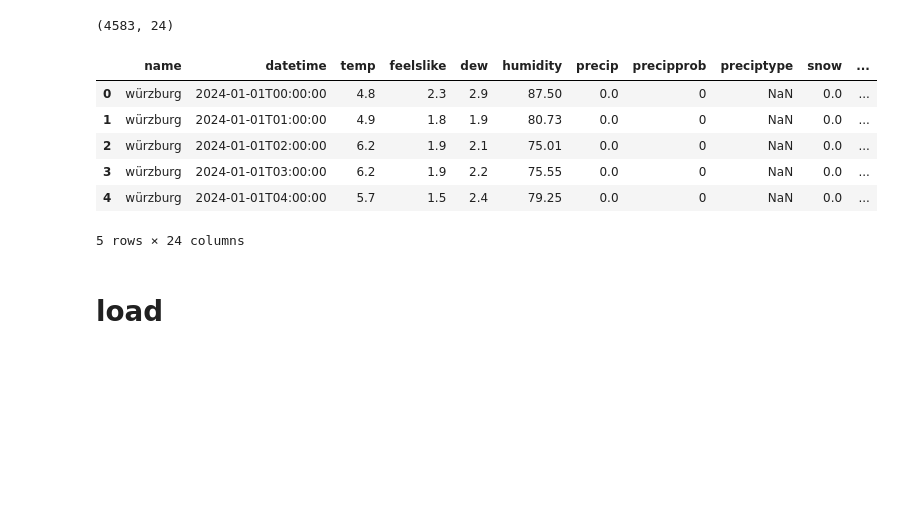
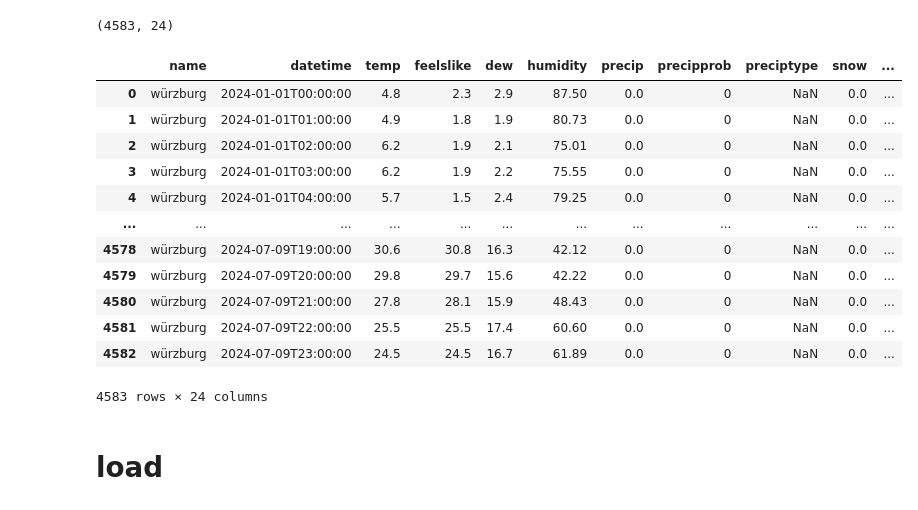
Before and after one commit to Katja19/EAI-SS24-finalProject, a Jupyter notebook: weater_into_db.ipynb, the cells around one changed output. Saved outputs shown, nothing was run; the diff lists cells and outputs as text; code cells hidden in the pictures; blank space fills up the shorter version.

```diff
--- a/weater_into_db.ipynb
+++ b/weater_into_db.ipynb
@@ -1,19 +1,25 @@
 # %%
 # load weater csv
 import pandas as pd
 
 weather_df = pd.read_csv('wuerzburg_weather.csv')
 print(weather_df.shape)
-weather_df.head()
+weather_df
 # %% [output]
 (4583, 24)
 |  | name | datetime | temp | feelslike | dew | humidity | precip | precipprob | preciptype | snow | ... |
 | 0 | würzburg | 2024-01-01T00:00:00 | 4.8 | 2.3 | 2.9 | 87.50 | 0.0 | 0 | NaN | 0.0 | ... |
 | 1 | würzburg | 2024-01-01T01:00:00 | 4.9 | 1.8 | 1.9 | 80.73 | 0.0 | 0 | NaN | 0.0 | ... |
 | 2 | würzburg | 2024-01-01T02:00:00 | 6.2 | 1.9 | 2.1 | 75.01 | 0.0 | 0 | NaN | 0.0 | ... |
 | 3 | würzburg | 2024-01-01T03:00:00 | 6.2 | 1.9 | 2.2 | 75.55 | 0.0 | 0 | NaN | 0.0 | ... |
 | 4 | würzburg | 2024-01-01T04:00:00 | 5.7 | 1.5 | 2.4 | 79.25 | 0.0 | 0 | NaN | 0.0 | ... |
+| ... | ... | ... | ... | ... | ... | ... | ... | ... | ... | ... | ... |
+| 4578 | würzburg | 2024-07-09T19:00:00 | 30.6 | 30.8 | 16.3 | 42.12 | 0.0 | 0 | NaN | 0.0 | ... |
+| 4579 | würzburg | 2024-07-09T20:00:00 | 29.8 | 29.7 | 15.6 | 42.22 | 0.0 | 0 | NaN | 0.0 | ... |
+| 4580 | würzburg | 2024-07-09T21:00:00 | 27.8 | 28.1 | 15.9 | 48.43 | 0.0 | 0 | NaN | 0.0 | ... |
+| 4581 | würzburg | 2024-07-09T22:00:00 | 25.5 | 25.5 | 17.4 | 60.60 | 0.0 | 0 | NaN | 0.0 | ... |
+| 4582 | würzburg | 2024-07-09T23:00:00 | 24.5 | 24.5 | 16.7 | 61.89 | 0.0 | 0 | NaN | 0.0 | ... |
-5 rows × 24 columns
+4583 rows × 24 columns
 # %%
 # save the data to a new table in the database data.db
 import sqlite3
```
Also changed, not shown: parts of 11 cells of this notebook, 7 other files.
